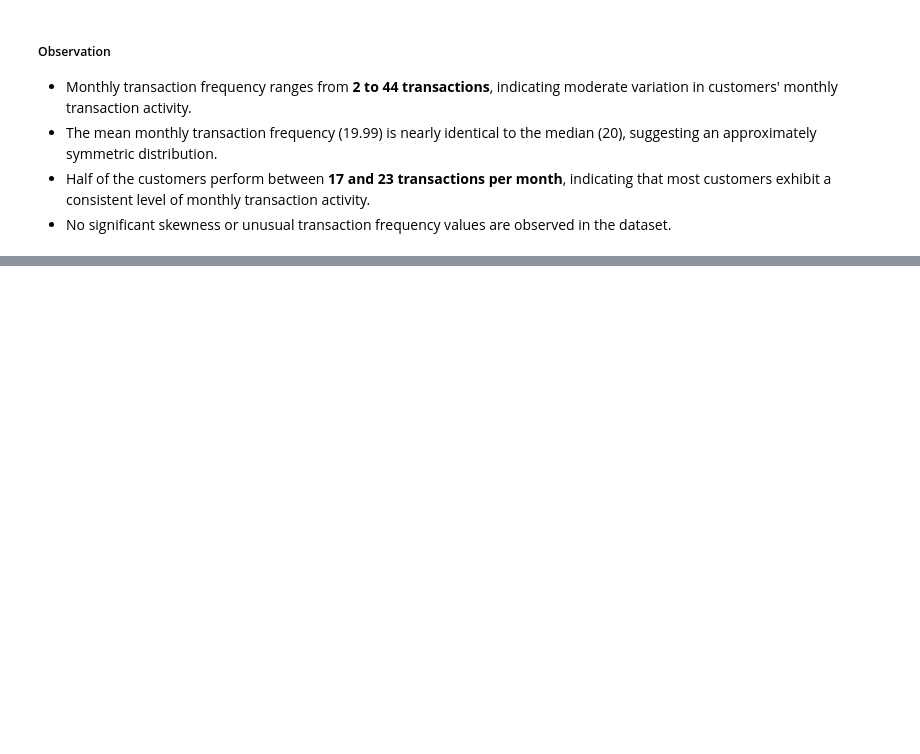
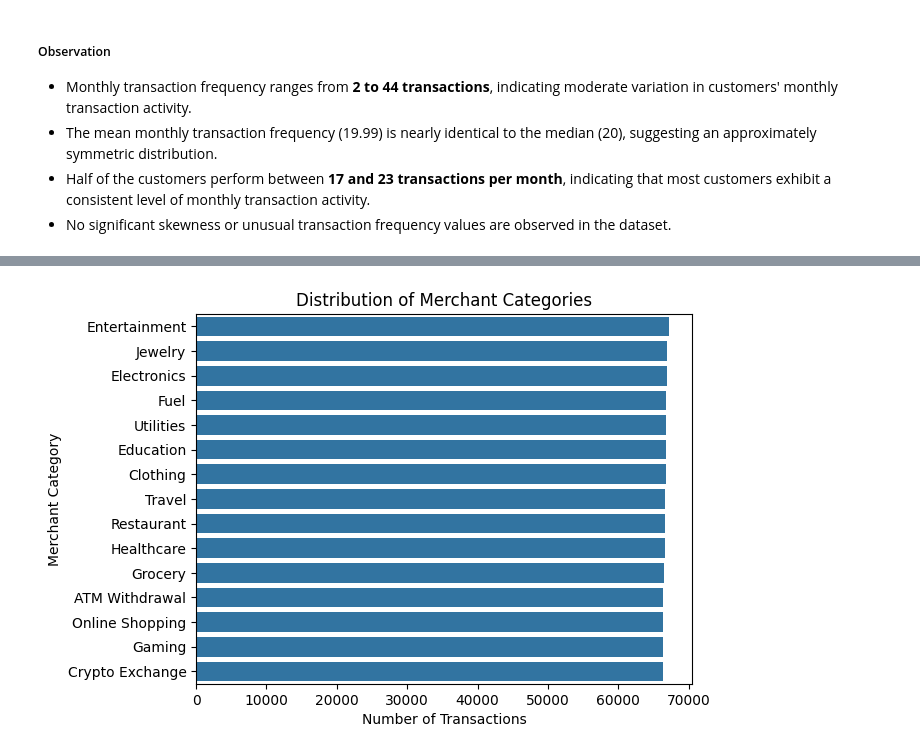
Before and after one commit to abhi-saurav-saroya/bank-fraud-eda, a Jupyter notebook: notebooks/02_exploratory_data_analysis.ipynb, the cells around one changed output, grey strips where cells are left out. Saved outputs shown, nothing was run; the diff lists cells and outputs as text; code cells hidden in the pictures; blank space fills up the shorter version.

Commit message:
feat: analyze merchant categories distribution

```diff
--- a/notebooks/02_exploratory_data_analysis.ipynb
+++ b/notebooks/02_exploratory_data_analysis.ipynb
@@ -820,0 +858,13 @@ plt.show()
+# %%
+sns.countplot(
+    df["merchant_category"],
+    order=df["merchant_category"].value_counts().index
+)
+
+plt.title("Distribution of Merchant Categories")
+plt.xlabel("Number of Transactions")
+plt.ylabel("Merchant Category")
+
+plt.show()
+# %% [output]
+[figure, added]
```
Also changed, not shown: parts of 7 cells of this notebook.
